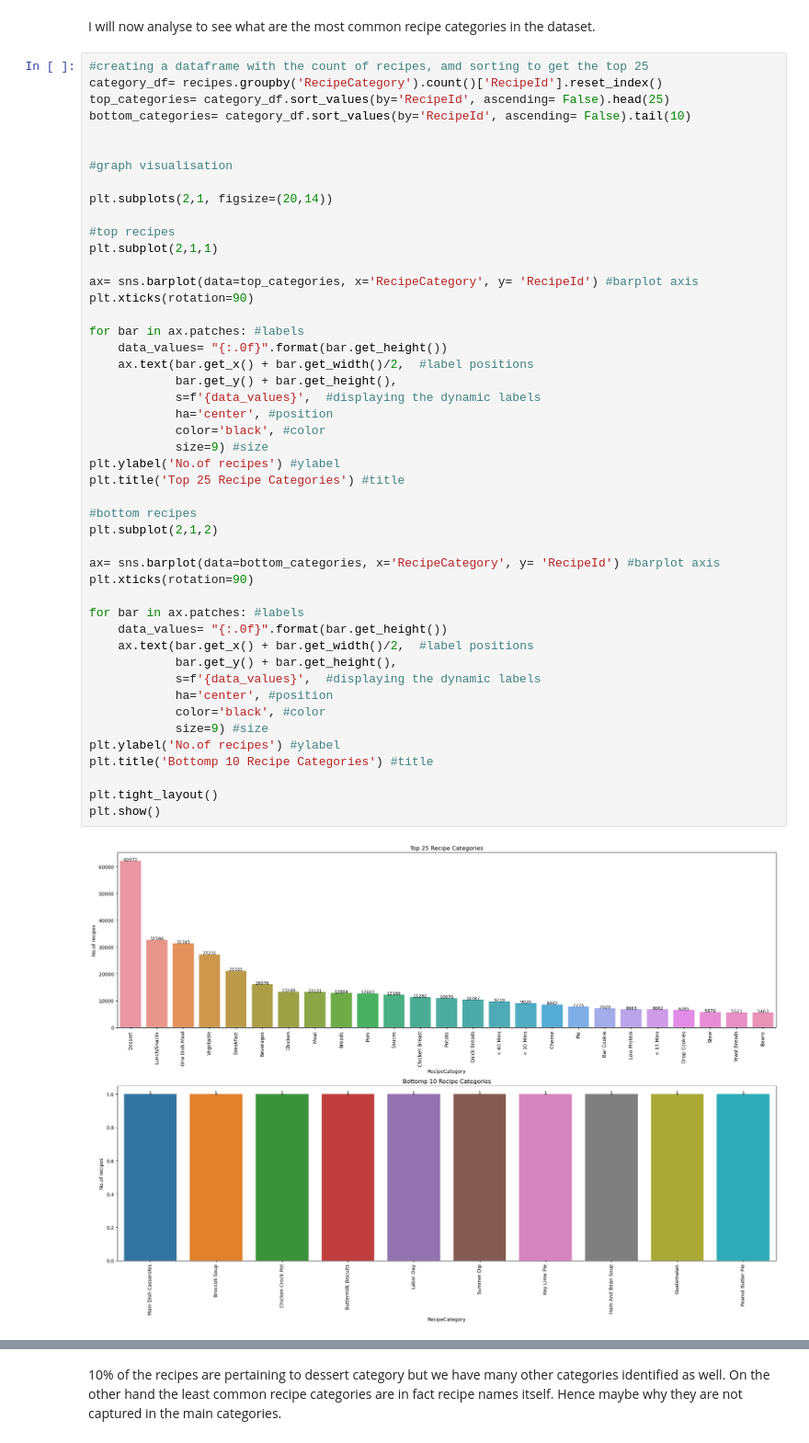
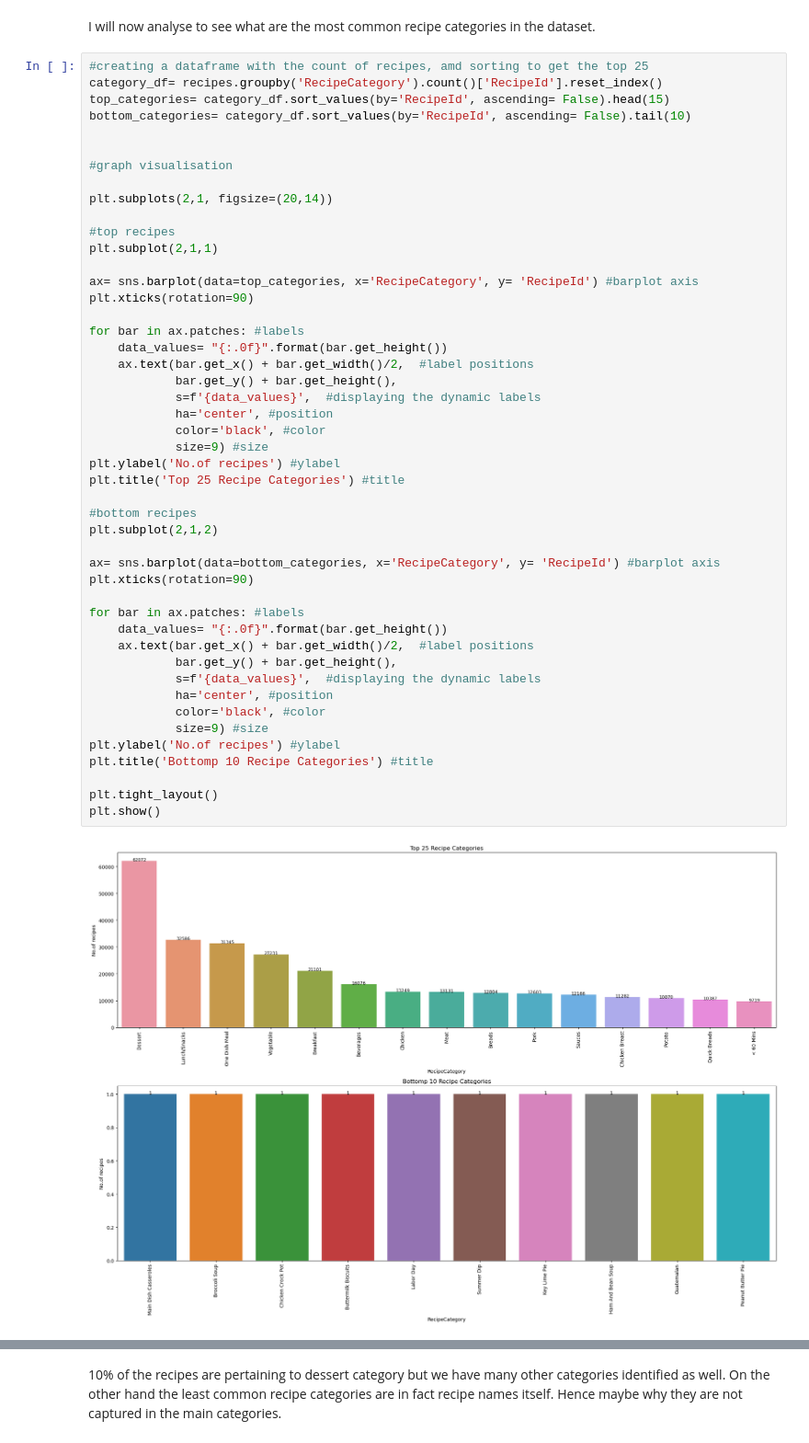
Before and after one commit to anupa-jayakody/Capstone_v3, a Jupyter notebook: Notebooks/Capstone_v3 - EDA.ipynb, the cells around one changed output, grey strips where cells are left out. Shown at 92% size. Saved outputs shown, nothing was run; the diff lists cells and outputs as text.

```diff
--- a/Notebooks/Capstone_v3 - EDA.ipynb
+++ b/Notebooks/Capstone_v3 - EDA.ipynb
@@ -236,7 +236,7 @@ I will now analyse to see what are the most common recipe categories in the data
 # %%
 #creating a dataframe with the count of recipes, amd sorting to get the top 25
 category_df= recipes.groupby('RecipeCategory').count()['RecipeId'].reset_index()
-top_categories= category_df.sort_values(by='RecipeId', ascending= False).head(25)
+top_categories= category_df.sort_values(by='RecipeId', ascending= False).head(15)
 bottom_categories= category_df.sort_values(by='RecipeId', ascending= False).tail(10)
 
 
@@ -254,31 +254,31 @@ for bar in ax.patches: #labels
     data_values= "{:.0f}".format(bar.get_height())
     ax.text(bar.get_x() + bar.get_width()/2,  #label positions
             bar.get_y() + bar.get_height(),
             s=f'{data_values}',  #displaying the dynamic labels
             ha='center', #position
             color='black', #color
             size=9) #size
 plt.ylabel('No.of recipes') #ylabel
 plt.title('Top 25 Recipe Categories') #title
 
 #bottom recipes
 plt.subplot(2,1,2)
 
 ax= sns.barplot(data=bottom_categories, x='RecipeCategory', y= 'RecipeId') #barplot axis
 plt.xticks(rotation=90)
 
 for bar in ax.patches: #labels
     data_values= "{:.0f}".format(bar.get_height())
     ax.text(bar.get_x() + bar.get_width()/2,  #label positions
             bar.get_y() + bar.get_height(),
             s=f'{data_values}',  #displaying the dynamic labels
             ha='center', #position
             color='black', #color
             size=9) #size
 plt.ylabel('No.of recipes') #ylabel
 plt.title('Bottomp 10 Recipe Categories') #title
 
 plt.tight_layout()
 plt.show()
 # %% [output]
-[figure, old version]
+[figure, new version]
```
Also changed, not shown: parts of 12 cells of this notebook, 1 other file.
